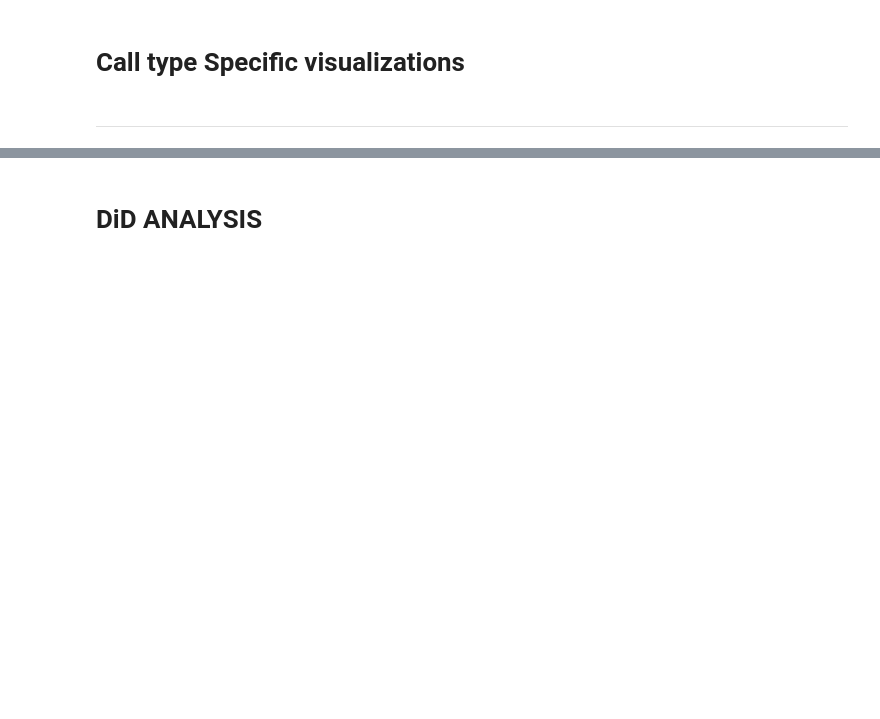
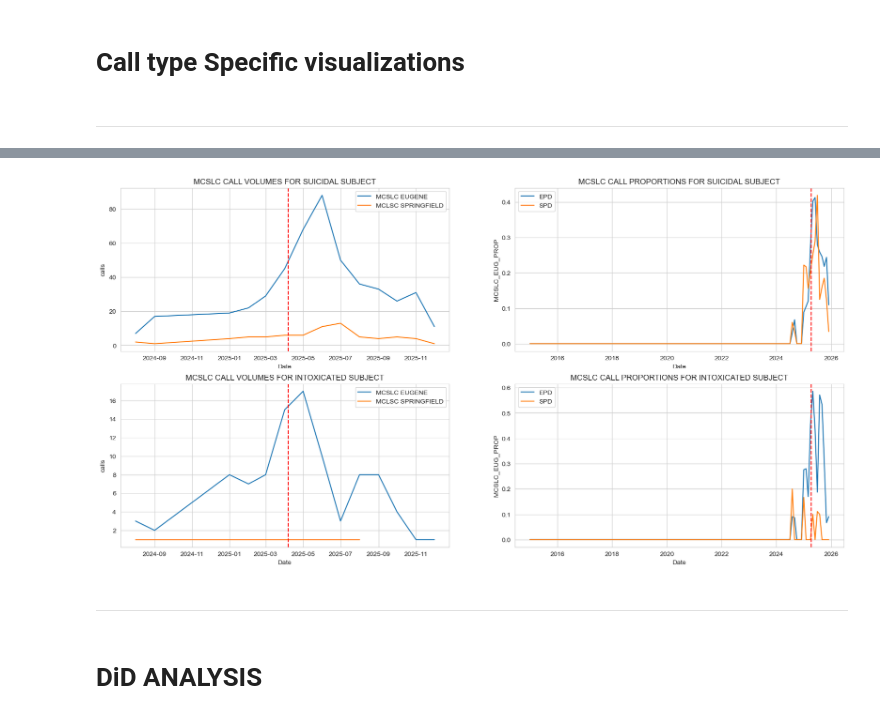
Before and after one commit to luhlig123/DataScienceInAction, a Jupyter notebook: DSCI410_Data_Processing.ipynb, the cells around one changed output, grey strips where cells are left out. Saved outputs shown, nothing was run; the diff lists cells and outputs as text; code cells hidden in the pictures; blank space fills up the shorter version.

```diff
--- a/DSCI410_Data_Processing.ipynb
+++ b/DSCI410_Data_Processing.ipynb
@@ -812,3 +879,30 @@ sns.lineplot(data = CAHOOTS_SPR_TYPES_VOLUME, x = "Date", y = "calls", hue = "ca
+# %%
+#MCSLC CALL TYPE VOLUMES AND_PROPORTIONS
+
+fig, axes = plt.subplots(2, 2, figsize=(20, 10))
+
+temp_eug = EUG_SPR_TYPES_PROP['MCSLC_EUG_PROP'].reset_index()
+temp_spr = EUG_SPR_TYPES_PROP['MCSLC_SPR_PROP'].reset_index()
+
+variables = np.array(["SUICIDAL SUBJECT", "INTOXICATED SUBJECT"])
+
+for i in range(len(variables)):
+    var = variables[i]
+    sns.lineplot(data = MCSLC_EUG_TYPES_VOLUME[MCSLC_EUG_TYPES_VOLUME["call type"] == var], x = "Date", y = "calls", label = "MCSLC EUGENE", ax=axes[i,0])
+    sns.lineplot(data = MCSLC_SPR_TYPES_VOLUME[MCSLC_SPR_TYPES_VOLUME["call type"] == var], x = "Date", y = "calls", label = "MCLSC SPRINGFIELD", ax=axes[i,0])
+    axes[i, 0].set_title(f"MCSLC CALL VOLUMES FOR {var}")
+    axes[i, 0].axvline(dt.datetime(2025, 4, 7), color = 'red', linestyle = "--", label = "END OF CAHOOTS OPERATION")
+
+for i in range(len(variables)):
+    var = variables[i]
+    sns.lineplot(data = temp_eug[temp_eug["call type"] == var], x = "Date", y = "MCSLC_EUG_PROP", label = "EPD", ax=axes[i,1])
+    sns.lineplot(data = temp_spr[temp_spr["call type"] == var], x = "Date", y = "MCSLC_SPR_PROP", label = "SPD", ax=axes[i,1])
+    axes[i, 1].set_title(f"MCSLC CALL PROPORTIONS FOR {var}")
+    axes[i, 1].axvline(dt.datetime(2025, 4, 7), color = 'red', linestyle = "--", label = "END OF CAHOOTS OPERATION")
+# %% [output]
+[figure, added]
+# %% [markdown]
+---
 # %% [markdown]
 # DiD ANALYSIS
 # %%
```
Also changed, not shown: parts of 54 cells of this notebook.
